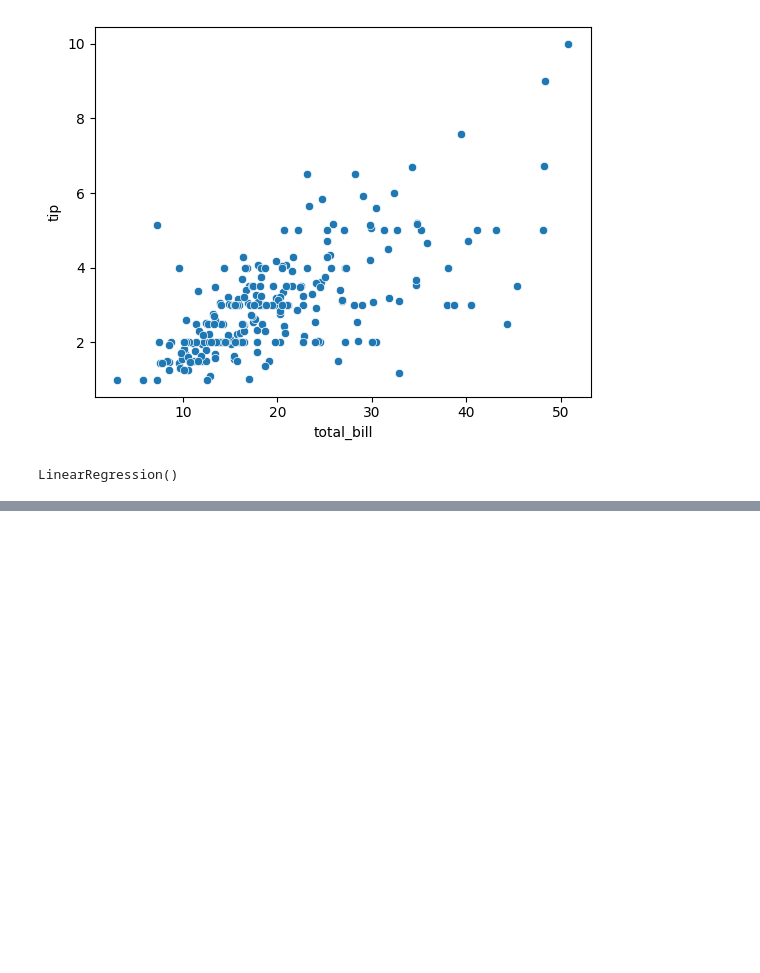
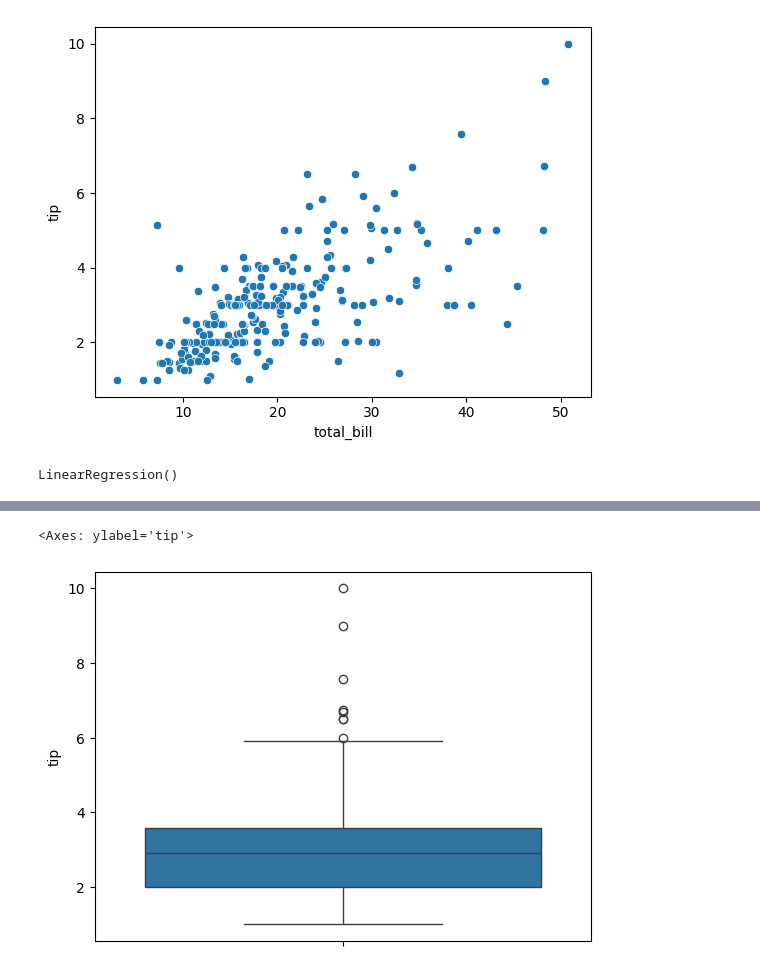
Before and after one commit to arhamm07/07_Machine_Learning, a Jupyter notebook: 09_Linear_Regression.ipynb, the cells around one changed output, grey strips where cells are left out. Cells and saved outputs as stored; diff of their text form; code cells hidden in the pictures; blank space fills up the shorter version.

```diff
--- a/09_Linear_Regression.ipynb
+++ b/09_Linear_Regression.ipynb
@@ -106,0 +149,7 @@ plt.show()
+# %%
+# checking for outliers in tips column
+
+sns.boxplot(df['tip'])
+# %% [output]
+<Axes: ylabel='tip'>
+[figure, added]
```
Also changed, not shown: parts of 26 cells of this notebook.
